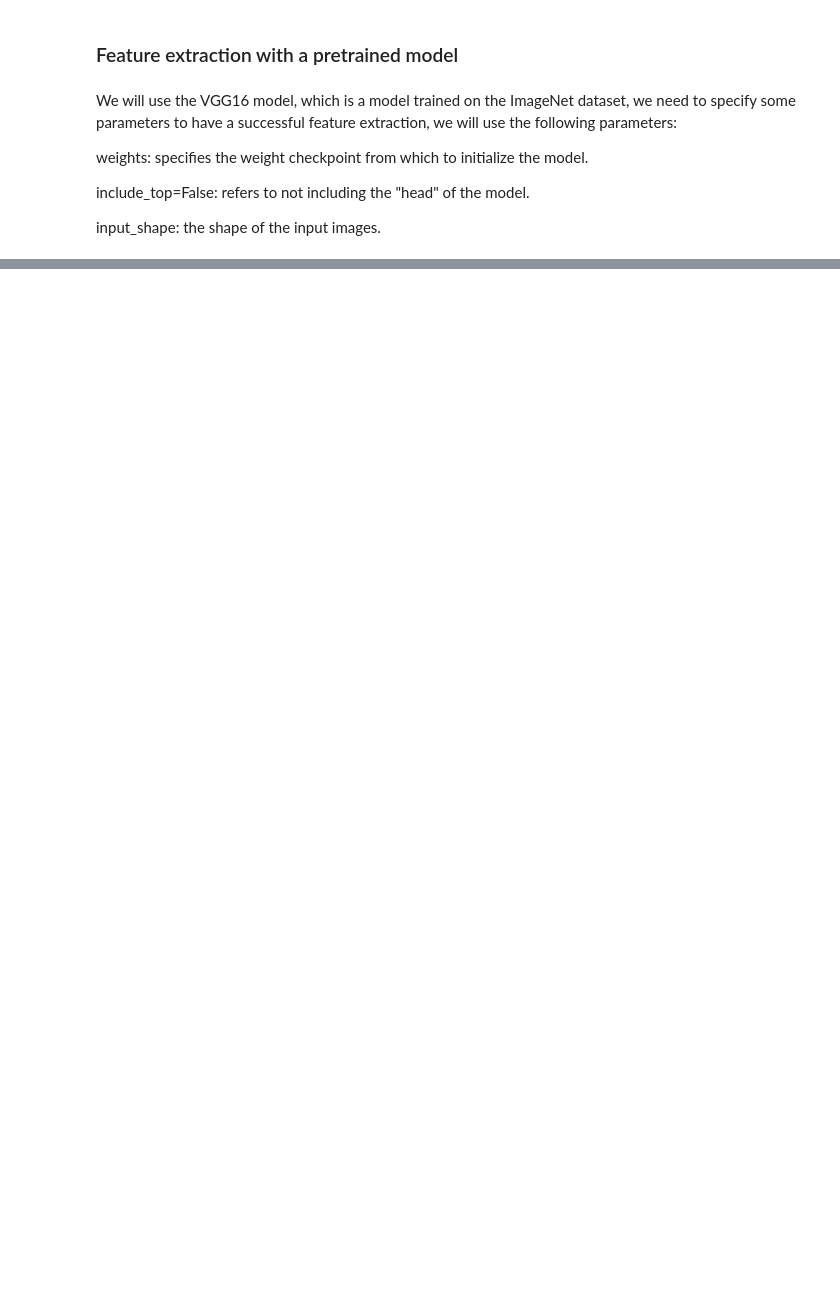
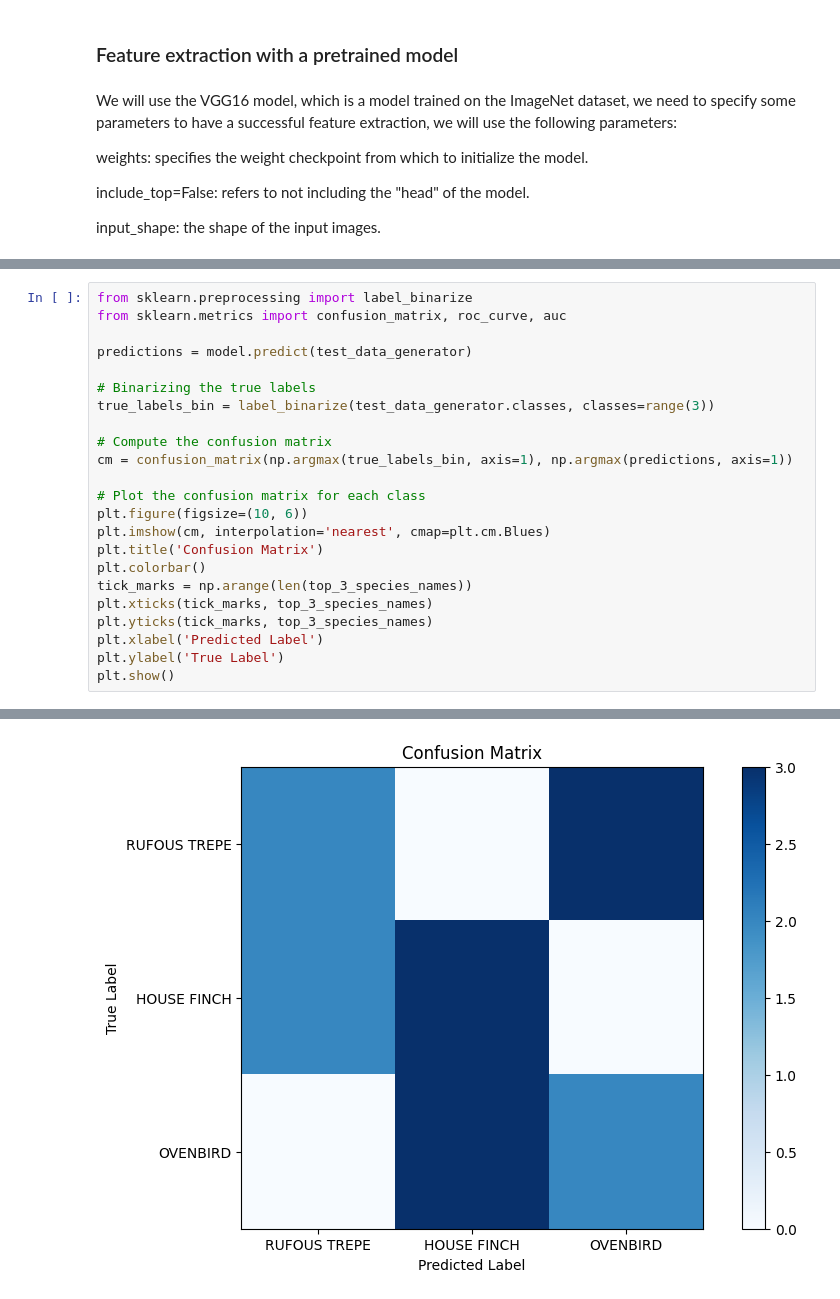
Before and after one commit to DiegoBoos/CSCN8010-lab-submissions, a Jupyter notebook: students_submissions/8946481/lab10.ipynb, the cells around one changed output, grey strips where cells are left out. Drawn from its saved outputs; the diff is of its cells as text; blank space fills up the shorter version.

```diff
--- a/students_submissions/8946481/lab10.ipynb
+++ b/students_submissions/8946481/lab10.ipynb
@@ -331,0 +294,24 @@ plt.show()
+# %%
+from sklearn.preprocessing import label_binarize
+from sklearn.metrics import confusion_matrix, roc_curve, auc
+
+predictions = model.predict(test_data_generator)
+
+# Binarizing the true labels
+true_labels_bin = label_binarize(test_data_generator.classes, classes=range(3))
+
+# Compute the confusion matrix
+cm = confusion_matrix(np.argmax(true_labels_bin, axis=1), np.argmax(predictions, axis=1))
+
+# Plot the confusion matrix for each class
+plt.figure(figsize=(10, 6))
+plt.imshow(cm, interpolation='nearest', cmap=plt.cm.Blues)
+plt.title('Confusion Matrix')
+plt.colorbar()
+tick_marks = np.arange(len(top_3_species_names))
+plt.xticks(tick_marks, top_3_species_names)
+plt.yticks(tick_marks, top_3_species_names)
+plt.xlabel('Predicted Label')
+plt.ylabel('True Label')
+plt.show()
+# %% [output]
@@ -331,0 +319 @@ plt.show()
+[figure, added]
```
Also changed, not shown: parts of 20 cells of this notebook, 1 other file.
